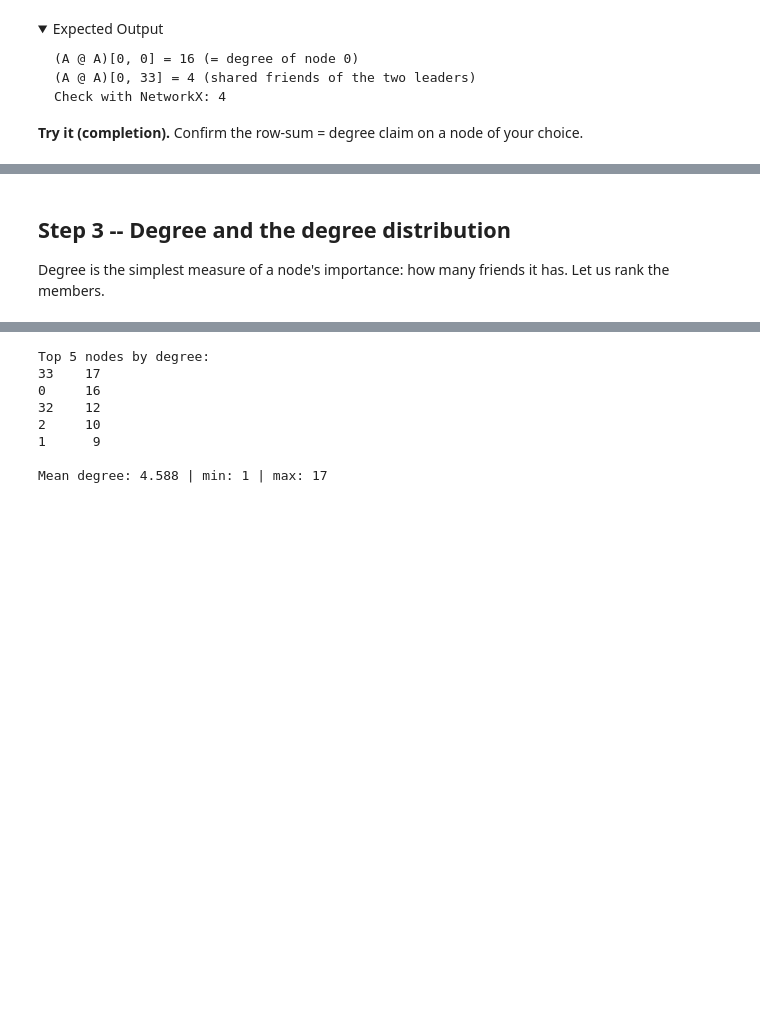
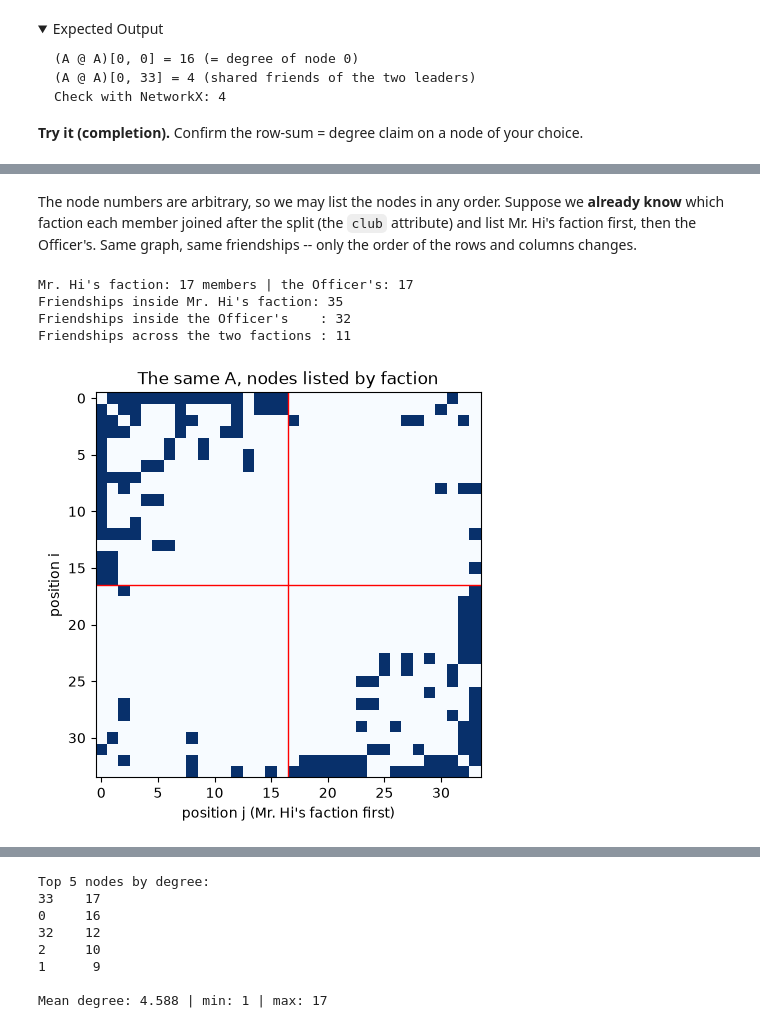
Before and after one commit to devomh/cdat4001-2026, a Jupyter notebook: u07_social_networks/l25_lab_social_networks_graphs.ipynb, the cells around one changed output, grey strips where cells are left out. Saved outputs shown, nothing was run; the diff lists cells and outputs as text; code cells hidden in the pictures; folded sections open; blank space fills up the shorter version.

```diff
--- a/u07_social_networks/l25_lab_social_networks_graphs.ipynb
+++ b/u07_social_networks/l25_lab_social_networks_graphs.ipynb
@@ -229,4 +261,30 @@ plt.show()
-# %% [markdown]
-## Step 3 -- Degree and the degree distribution
-
-Degree is the simplest measure of a node's importance: how many friends it has. Let us rank the members.
+# %% [markdown]
+The node numbers are arbitrary, so we may list the nodes in any order. Suppose we **already know** which
+faction each member joined after the split (the `club` attribute) and list Mr. Hi's faction first, then
+the Officer's. Same graph, same friendships -- only the order of the rows and columns changes.
+# %%
+club = nx.get_node_attributes(G, "club")
+order = ([n for n in sorted(G.nodes()) if club[n] == "Mr. Hi"]
+         + [n for n in sorted(G.nodes()) if club[n] == "Officer"])
+A_sorted = nx.to_numpy_array(G, nodelist=order, dtype=int, weight=None)
+k = sum(1 for n in G.nodes() if club[n] == "Mr. Hi")
+
+print("Mr. Hi's faction:", k, "members | the Officer's:", len(order) - k)
+print("Friendships inside Mr. Hi's faction:", int(A_sorted[:k, :k].sum()) // 2)
+print("Friendships inside the Officer's    :", int(A_sorted[k:, k:].sum()) // 2)
+print("Friendships across the two factions :", int(A_sorted[:k, k:].sum()))
+
+plt.figure(figsize=(6, 5))
+plt.imshow(A_sorted, cmap="Blues", interpolation="nearest")
+plt.axhline(k - 0.5, color="red", linewidth=1)
+plt.axvline(k - 0.5, color="red", linewidth=1)
+plt.title("The same A, nodes listed by faction")
+plt.xlabel("position j (Mr. Hi's faction first)")
+plt.ylabel("position i")
+plt.show()
+# %% [output]
+Mr. Hi's faction: 17 members | the Officer's: 17
+Friendships inside Mr. Hi's faction: 35
+Friendships inside the Officer's    : 32
+Friendships across the two factions : 11
+[figure, added]
```
Also changed, not shown: parts of 39 cells of this notebook, 3 other files.
